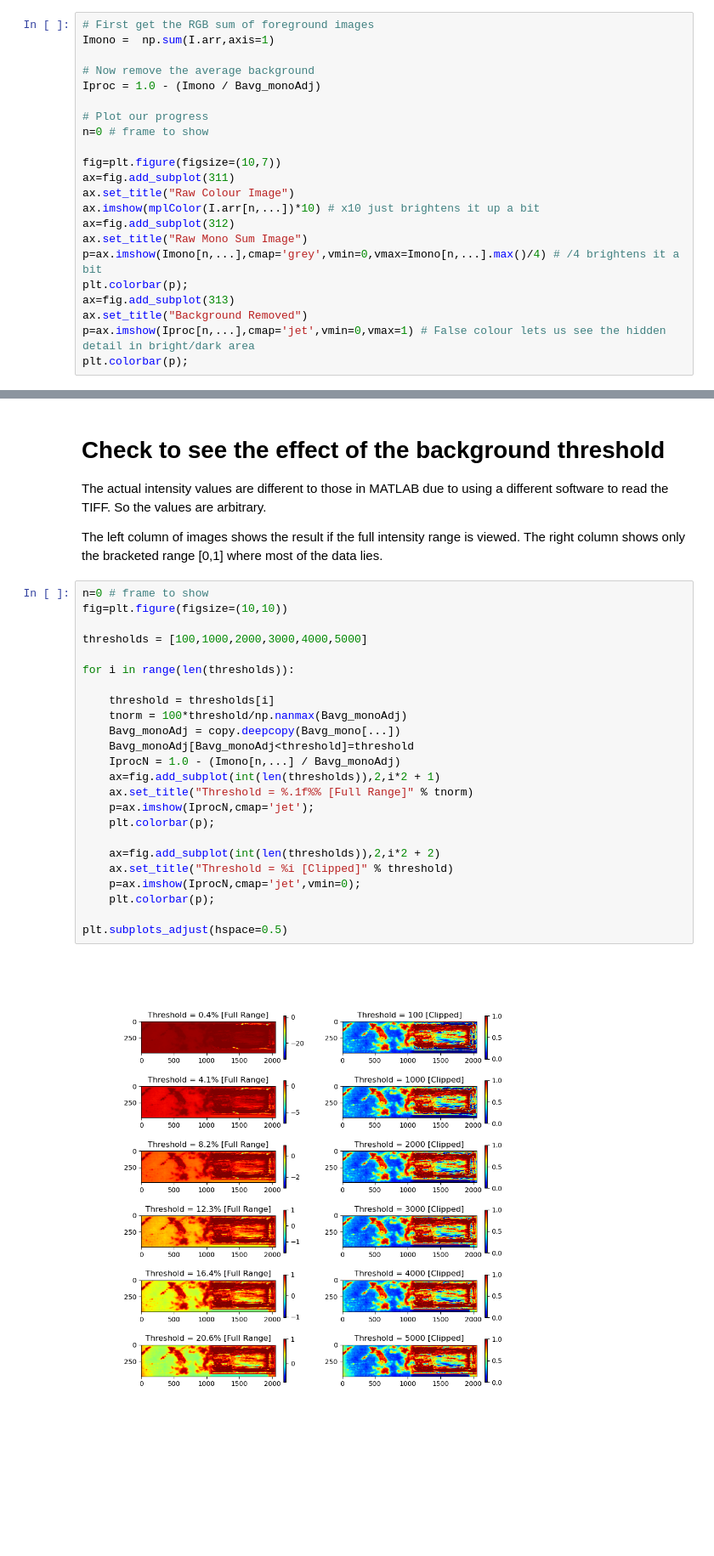
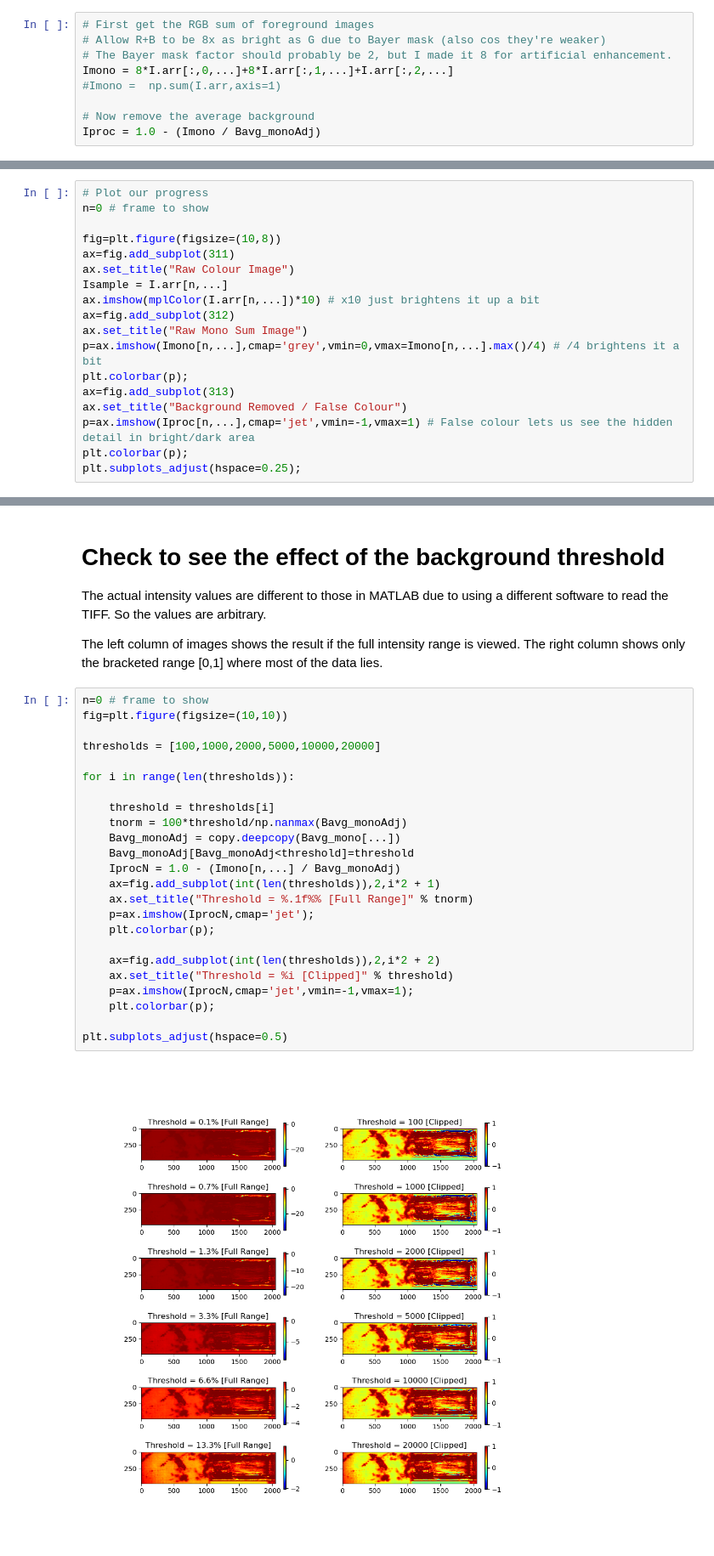
Before and after one commit to djorlando24/jupyterNotebooks, a Jupyter notebook: Research/Cavitation/2024_ImagePostprocessing.ipynb, the cells around one changed output, grey strips where cells are left out. Shown at 85% size. Saved outputs shown, nothing was run; the diff lists cells and outputs as text; blank space fills up the shorter version.

```diff
--- a/Research/Cavitation/2024_ImagePostprocessing.ipynb
+++ b/Research/Cavitation/2024_ImagePostprocessing.ipynb
@@ -90,23 +104,10 @@ Background time-average min=243, max=24324 counts
 # Background Removal
 # %%
 # First get the RGB sum of foreground images
-Imono =  np.sum(I.arr,axis=1)
+# Allow R+B to be 8x as bright as G due to Bayer mask (also cos they're weaker)
+# The Bayer mask factor should probably be 2, but I made it 8 for artificial enhancement.
+Imono = 8*I.arr[:,0,...]+8*I.arr[:,1,...]+I.arr[:,2,...]
+#Imono =  np.sum(I.arr,axis=1)
 
 # Now remove the average background
 Iproc = 1.0 - (Imono / Bavg_monoAdj)
-
-# Plot our progress
-n=0 # frame to show
-
-fig=plt.figure(figsize=(10,7))
-ax=fig.add_subplot(311)
-ax.set_title("Raw Colour Image")
-ax.imshow(mplColor(I.arr[n,...])*10) # x10 just brightens it up a bit
-ax=fig.add_subplot(312)
-ax.set_title("Raw Mono Sum Image")
-p=ax.imshow(Imono[n,...],cmap='grey',vmin=0,vmax=Imono[n,...].max()/4) # /4 brightens it a bit
-plt.colorbar(p);
-ax=fig.add_subplot(313)
-ax.set_title("Background Removed")
-p=ax.imshow(Iproc[n,...],cmap='jet',vmin=0,vmax=1) # False colour lets us see the hidden detail in bright/dark area
-plt.colorbar(p);
@@ -115,0 +114,18 @@ Clipping input data to the valid range for imshow with RGB data ([0..1] for floa
+# %%
+# Plot our progress
+n=0 # frame to show
+
+fig=plt.figure(figsize=(10,8))
+ax=fig.add_subplot(311)
+ax.set_title("Raw Colour Image")
+Isample = I.arr[n,...]
+ax.imshow(mplColor(I.arr[n,...])*10) # x10 just brightens it up a bit
+ax=fig.add_subplot(312)
+ax.set_title("Raw Mono Sum Image")
+p=ax.imshow(Imono[n,...],cmap='grey',vmin=0,vmax=Imono[n,...].max()/4) # /4 brightens it a bit
+plt.colorbar(p);
+ax=fig.add_subplot(313)
+ax.set_title("Background Removed / False Colour")
+p=ax.imshow(Iproc[n,...],cmap='jet',vmin=-1,vmax=1) # False colour lets us see the hidden detail in bright/dark area
+plt.colorbar(p);
+plt.subplots_adjust(hspace=0.25);
@@ -123,29 +142,29 @@ The left column of images shows the result if the full intensity range is viewed
 # %%
 n=0 # frame to show
 fig=plt.figure(figsize=(10,10))
 
-thresholds = [100,1000,2000,3000,4000,5000]
+thresholds = [100,1000,2000,5000,10000,20000]
 
 for i in range(len(thresholds)):
 
     threshold = thresholds[i]
     tnorm = 100*threshold/np.nanmax(Bavg_monoAdj)
     Bavg_monoAdj = copy.deepcopy(Bavg_mono[...])
     Bavg_monoAdj[Bavg_monoAdj<threshold]=threshold
     IprocN = 1.0 - (Imono[n,...] / Bavg_monoAdj)
     ax=fig.add_subplot(int(len(thresholds)),2,i*2 + 1)
     ax.set_title("Threshold = %.1f%% [Full Range]" % tnorm)
     p=ax.imshow(IprocN,cmap='jet');
     plt.colorbar(p);
 
     ax=fig.add_subplot(int(len(thresholds)),2,i*2 + 2)
     ax.set_title("Threshold = %i [Clipped]" % threshold)
-    p=ax.imshow(IprocN,cmap='jet',vmin=0);
+    p=ax.imshow(IprocN,cmap='jet',vmin=-1,vmax=1);
     plt.colorbar(p);
 
 plt.subplots_adjust(hspace=0.5)
 # %% [output]
-[figure, old version]
+[figure, new version]
 # %% [markdown]
 ## Plot histograms of the data
 
```
Also changed, not shown: parts of 8 cells of this notebook, 1 other file.
